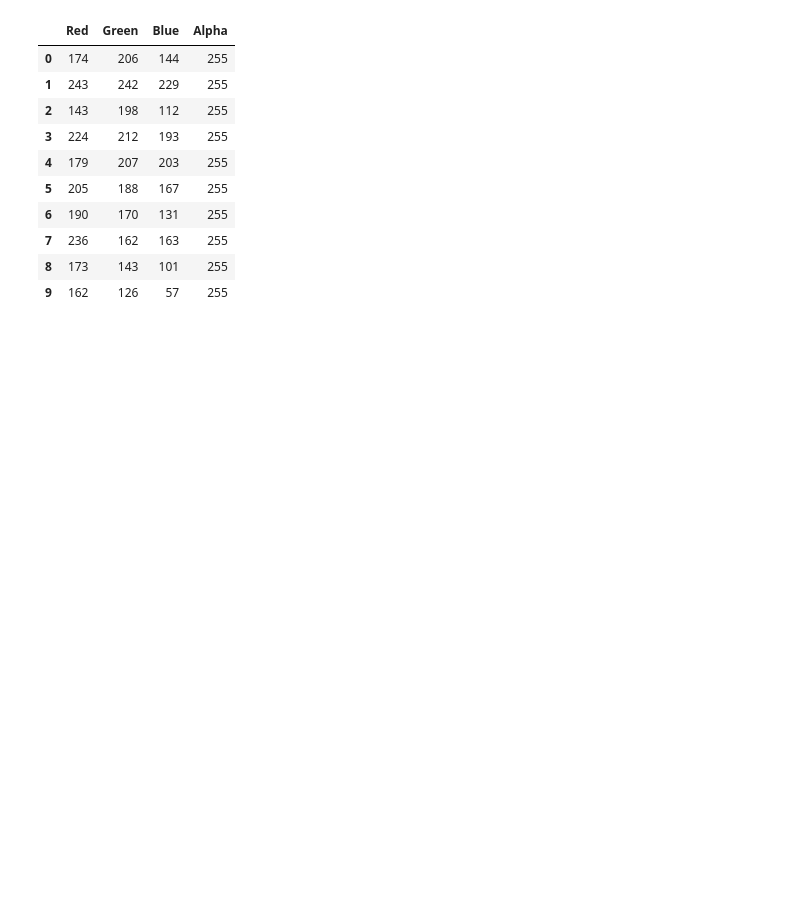
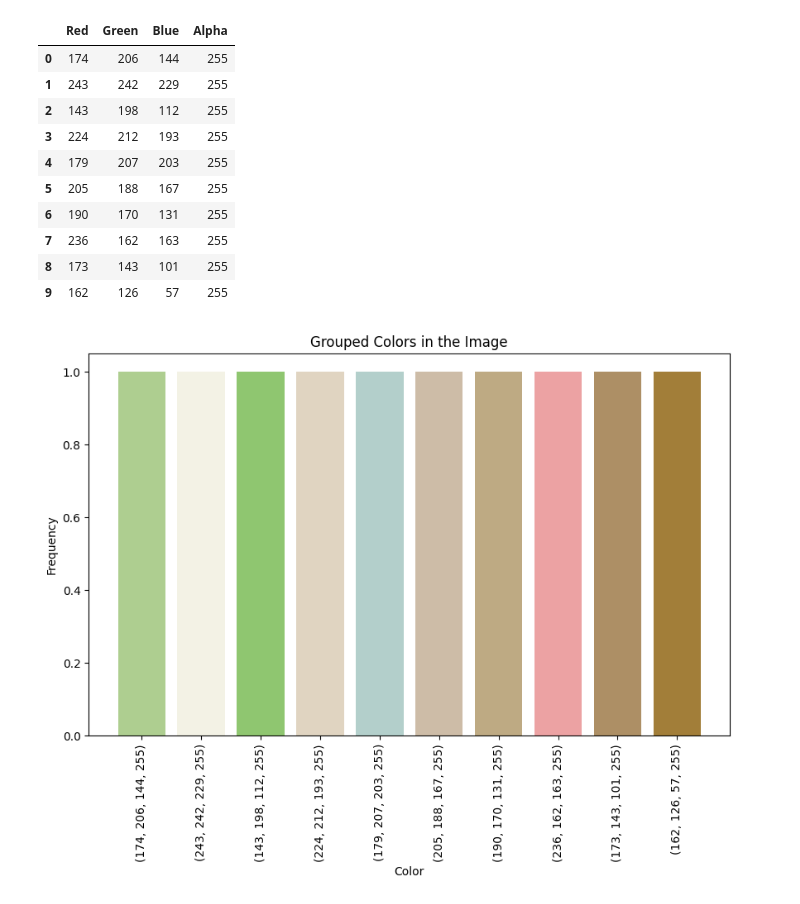
Before and after one commit to RomanMykolaichuk/rl_1_2023, a Jupyter notebook: img_analyse/img1.ipynb, the cells around one changed output. Drawn from its saved outputs; the diff is of its cells as text; code cells hidden in the pictures; blank space fills up the shorter version.

```diff
--- a/img_analyse/img1.ipynb
+++ b/img_analyse/img1.ipynb
@@ -66,3 +70,17 @@ df_grouped_colors
 | 7 | 236 | 162 | 163 | 255 |
 | 8 | 173 | 143 | 101 | 255 |
 | 9 | 162 | 126 | 57 | 255 |
+# %%
+# Створення графіка
+plt.figure(figsize=(10, 6))
+for i, row in df_grouped_colors.iterrows():
+    color = [row['Red'], row['Green'], row['Blue'], row.get('Alpha', 255)] # Додано підтримку альфа-каналу, якщо він існує
+    plt.bar(i, 1, color=np.array(color)/255) # Нормалізація кольору для Matplotlib
+
+plt.xticks(range(len(df_grouped_colors)), [f"({row['Red']}, {row['Green']}, {row['Blue']}, {row.get('Alpha', 255)})" for _, row in df_grouped_colors.iterrows()], rotation=90)
+plt.title('Grouped Colors in the Image')
+plt.xlabel('Color')
+plt.ylabel('Frequency')
+plt.show()
+# %% [output]
+[figure, added]
```
Also changed, not shown: parts of 6 cells of this notebook, 2 other files.
